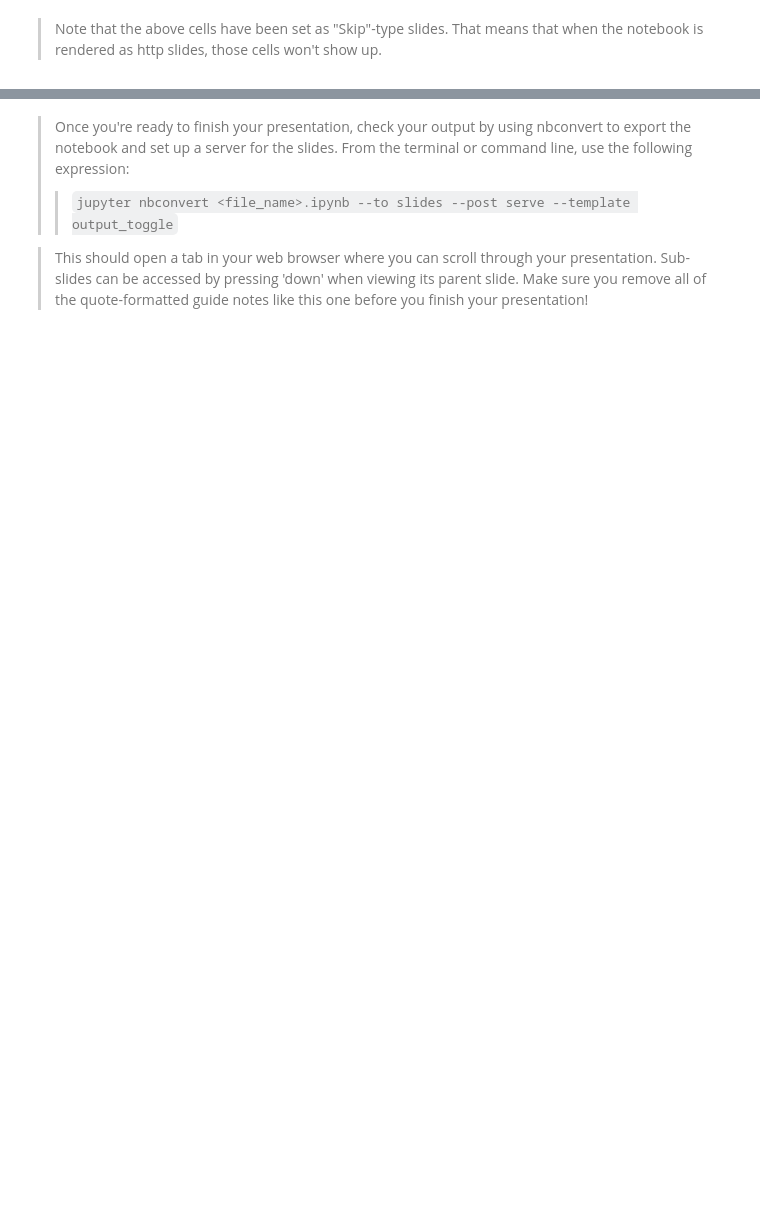
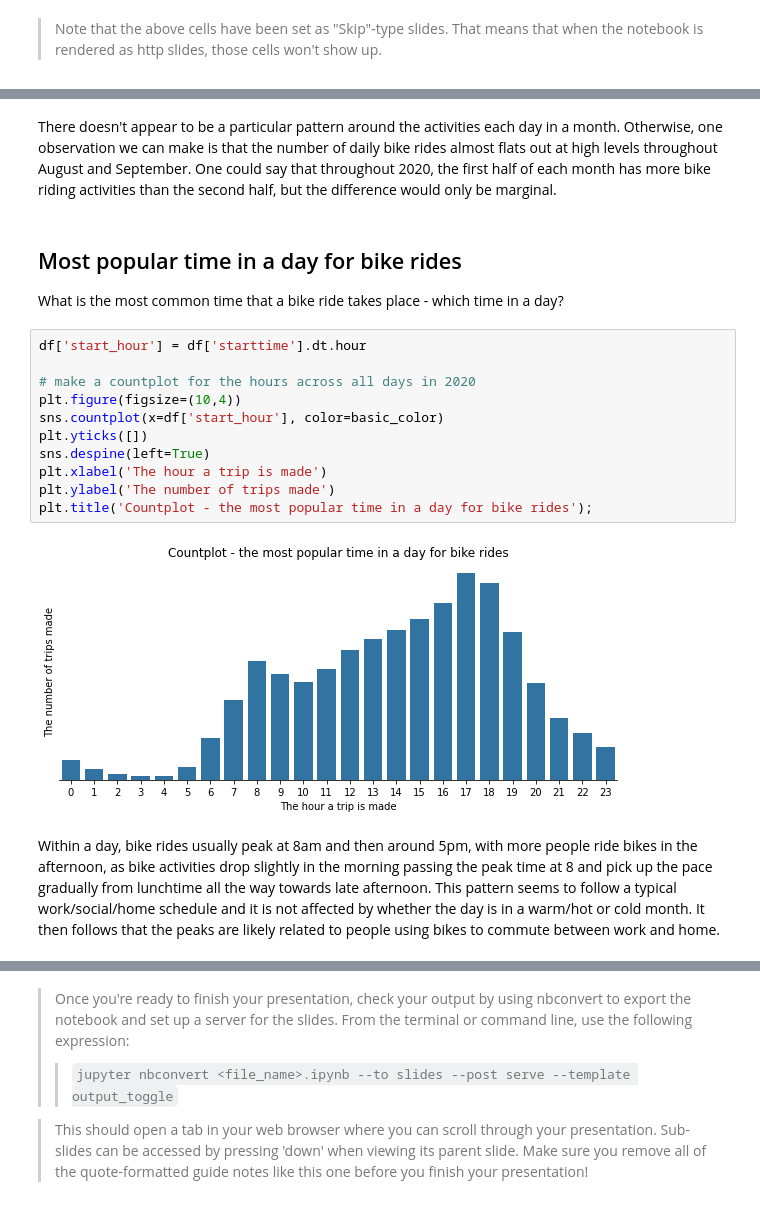
Before and after one commit to MinjianWu/Data-Analysis-NanoDegree-Project-6, a Jupyter notebook: slide_deck.ipynb, the cells around one changed output, grey strips where cells are left out. Drawn from its saved outputs; the diff is of its cells as text; blank space fills up the shorter version.

```diff
--- a/slide_deck.ipynb
+++ b/slide_deck.ipynb
@@ -40,0 +155,21 @@ but feel free to add more if you'd like!
+# %% [markdown]
+There doesn't appear to be a particular pattern around the activities each day in a month. Otherwise, one observation we can make is that the number of daily bike rides almost flats out at high levels throughout August and September. One could say that throughout 2020, the first half of each month has more bike riding activities than the second half, but the difference would only be marginal.
+# %% [markdown]
+## Most popular time in a day for bike rides
+
+What is the most common time that a bike ride takes place - which time in a day?
+# %%
+df['start_hour'] = df['starttime'].dt.hour
+
+# make a countplot for the hours across all days in 2020
+plt.figure(figsize=(10,4))
+sns.countplot(x=df['start_hour'], color=basic_color)
+plt.yticks([])
+sns.despine(left=True)
+plt.xlabel('The hour a trip is made')
+plt.ylabel('The number of trips made')
+plt.title('Countplot - the most popular time in a day for bike rides');
+# %% [output]
+[figure, added]
+# %% [markdown]
+Within a day, bike rides usually peak at 8am and then around 5pm, with more people ride bikes in the afternoon, as bike activities drop slightly in the morning passing the peak time at 8 and pick up the pace gradually from lunchtime all the way towards late afternoon. This pattern seems to follow a typical work/social/home schedule and it is not affected by whether the day is in a warm/hot or cold month. It then follows that the peaks are likely related to people using bikes to commute between work and home.
```
Also changed, not shown: parts of 28 cells of this notebook.
